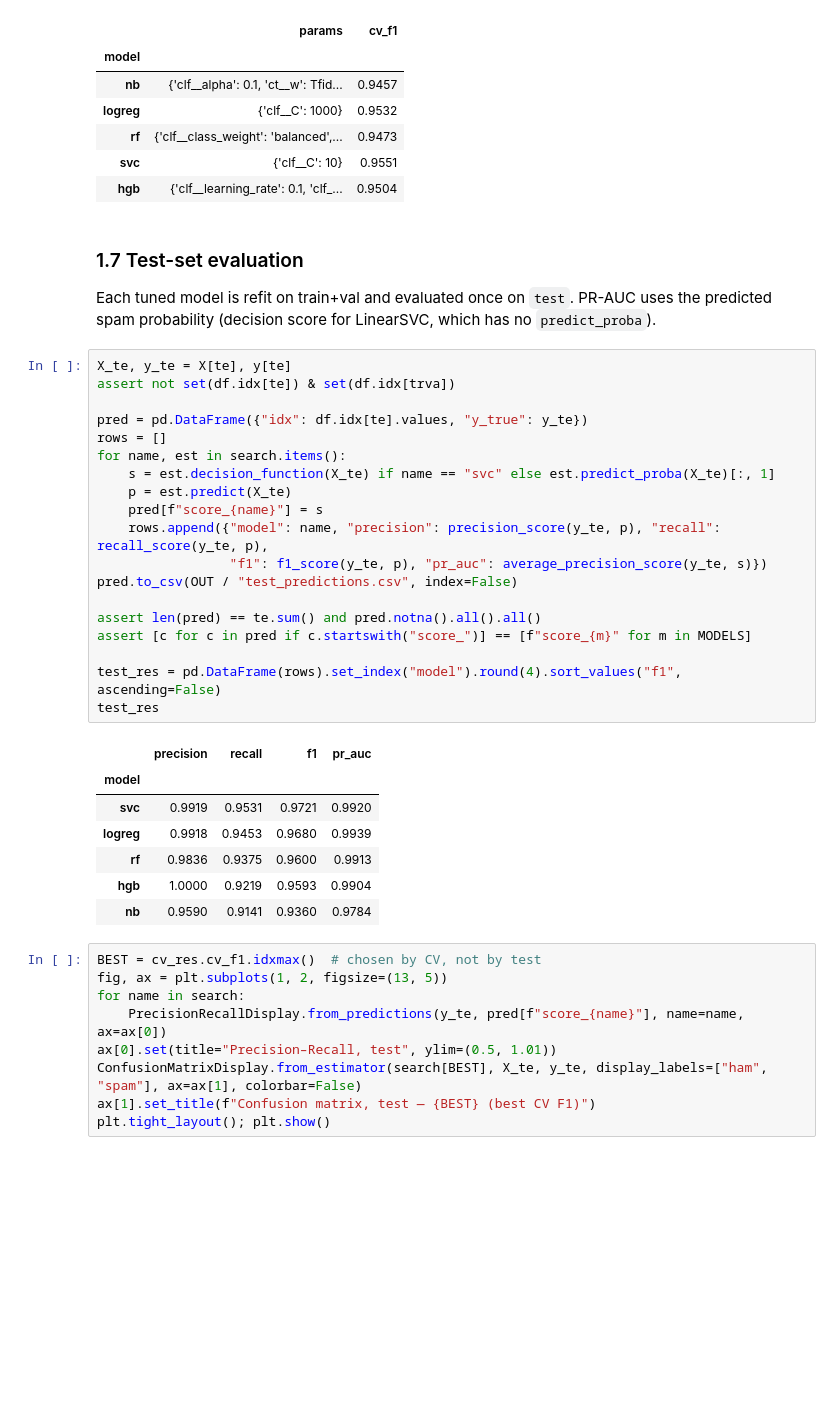
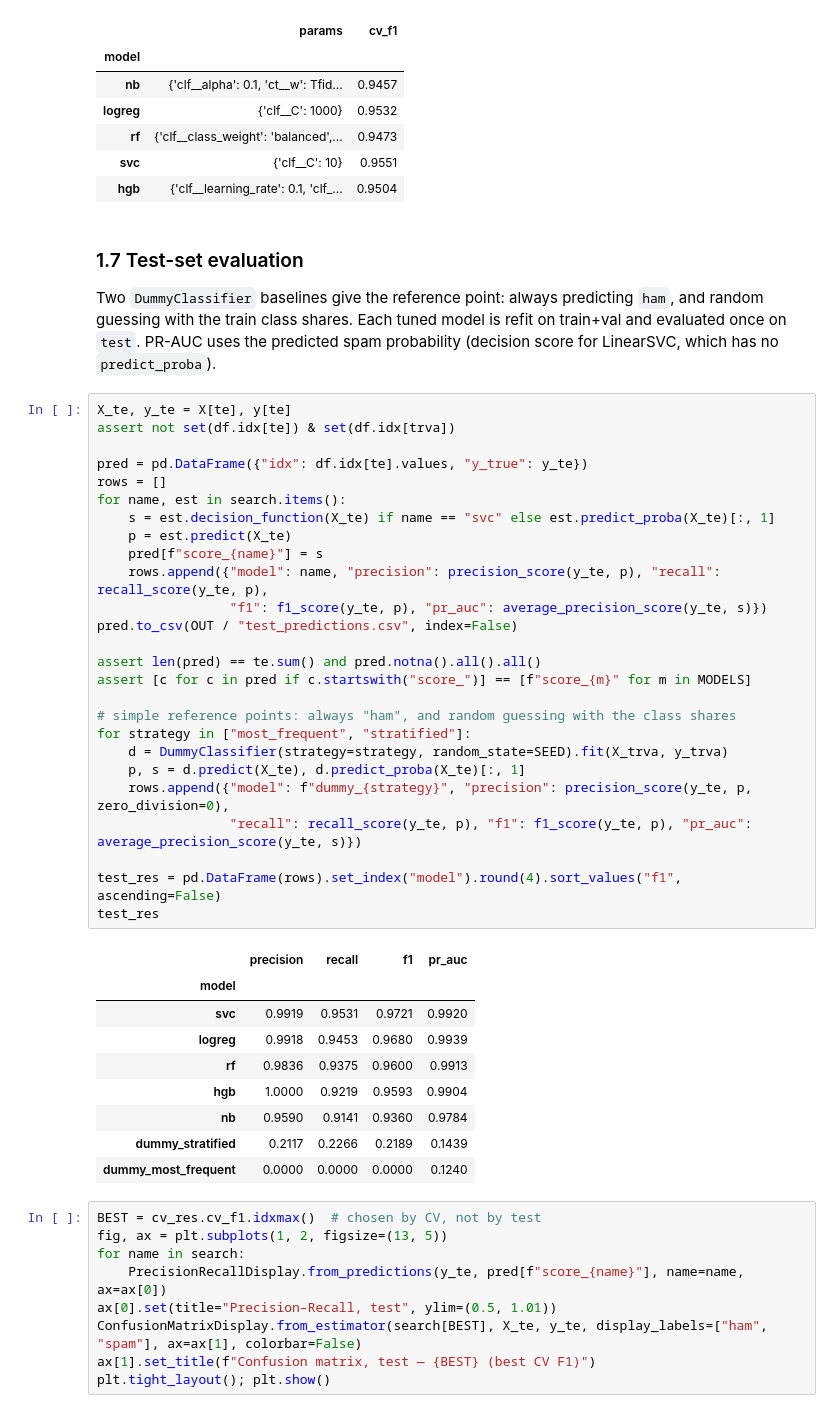
Before and after one commit to dench1k1ng/ml_midterm, a Jupyter notebook: Final_Denis_Shin_Abylay_Latiyev_Nikita_Vassilenko.ipynb, the cells around one changed output. Drawn from its saved outputs; the diff is of its cells as text; blank space fills up the shorter version.

```diff
--- a/Final_Denis_Shin_Abylay_Latiyev_Nikita_Vassilenko.ipynb
+++ b/Final_Denis_Shin_Abylay_Latiyev_Nikita_Vassilenko.ipynb
@@ -316,34 +355,44 @@ cv_res
 # %% [markdown]
 ### 1.7 Test-set evaluation
 
+Two `DummyClassifier` baselines give the reference point: always predicting `ham`, and random guessing with the train class shares.
 Each tuned model is refit on train+val and evaluated once on `test`. PR-AUC uses the predicted spam probability (decision score for LinearSVC, which has no `predict_proba`).
 # %%
 X_te, y_te = X[te], y[te]
 assert not set(df.idx[te]) & set(df.idx[trva])
 
 pred = pd.DataFrame({"idx": df.idx[te].values, "y_true": y_te})
 rows = []
 for name, est in search.items():
     s = est.decision_function(X_te) if name == "svc" else est.predict_proba(X_te)[:, 1]
     p = est.predict(X_te)
     pred[f"score_{name}"] = s
     rows.append({"model": name, "precision": precision_score(y_te, p), "recall": recall_score(y_te, p),
                  "f1": f1_score(y_te, p), "pr_auc": average_precision_score(y_te, s)})
 pred.to_csv(OUT / "test_predictions.csv", index=False)
 
 assert len(pred) == te.sum() and pred.notna().all().all()
 assert [c for c in pred if c.startswith("score_")] == [f"score_{m}" for m in MODELS]
 
+# simple reference points: always "ham", and random guessing with the class shares
+for strategy in ["most_frequent", "stratified"]:
+    d = DummyClassifier(strategy=strategy, random_state=SEED).fit(X_trva, y_trva)
+    p, s = d.predict(X_te), d.predict_proba(X_te)[:, 1]
+    rows.append({"model": f"dummy_{strategy}", "precision": precision_score(y_te, p, zero_division=0),
+                 "recall": recall_score(y_te, p), "f1": f1_score(y_te, p), "pr_auc": average_precision_score(y_te, s)})
+
 test_res = pd.DataFrame(rows).set_index("model").round(4).sort_values("f1", ascending=False)
 test_res
 # %% [output]
 |  | precision | recall | f1 | pr_auc |
 | model |  |  |  |  |
 | svc | 0.9919 | 0.9531 | 0.9721 | 0.9920 |
 | logreg | 0.9918 | 0.9453 | 0.9680 | 0.9939 |
 | rf | 0.9836 | 0.9375 | 0.9600 | 0.9913 |
 | hgb | 1.0000 | 0.9219 | 0.9593 | 0.9904 |
 | nb | 0.9590 | 0.9141 | 0.9360 | 0.9784 |
+| dummy_stratified | 0.2117 | 0.2266 | 0.2189 | 0.1439 |
+| dummy_most_frequent | 0.0000 | 0.0000 | 0.0000 | 0.1240 |
 # %%
 BEST = cv_res.cv_f1.idxmax()  # chosen by CV, not by test
 fig, ax = plt.subplots(1, 2, figsize=(13, 5))
```
Also changed, not shown: parts of 14 cells of this notebook, 2 other files.
